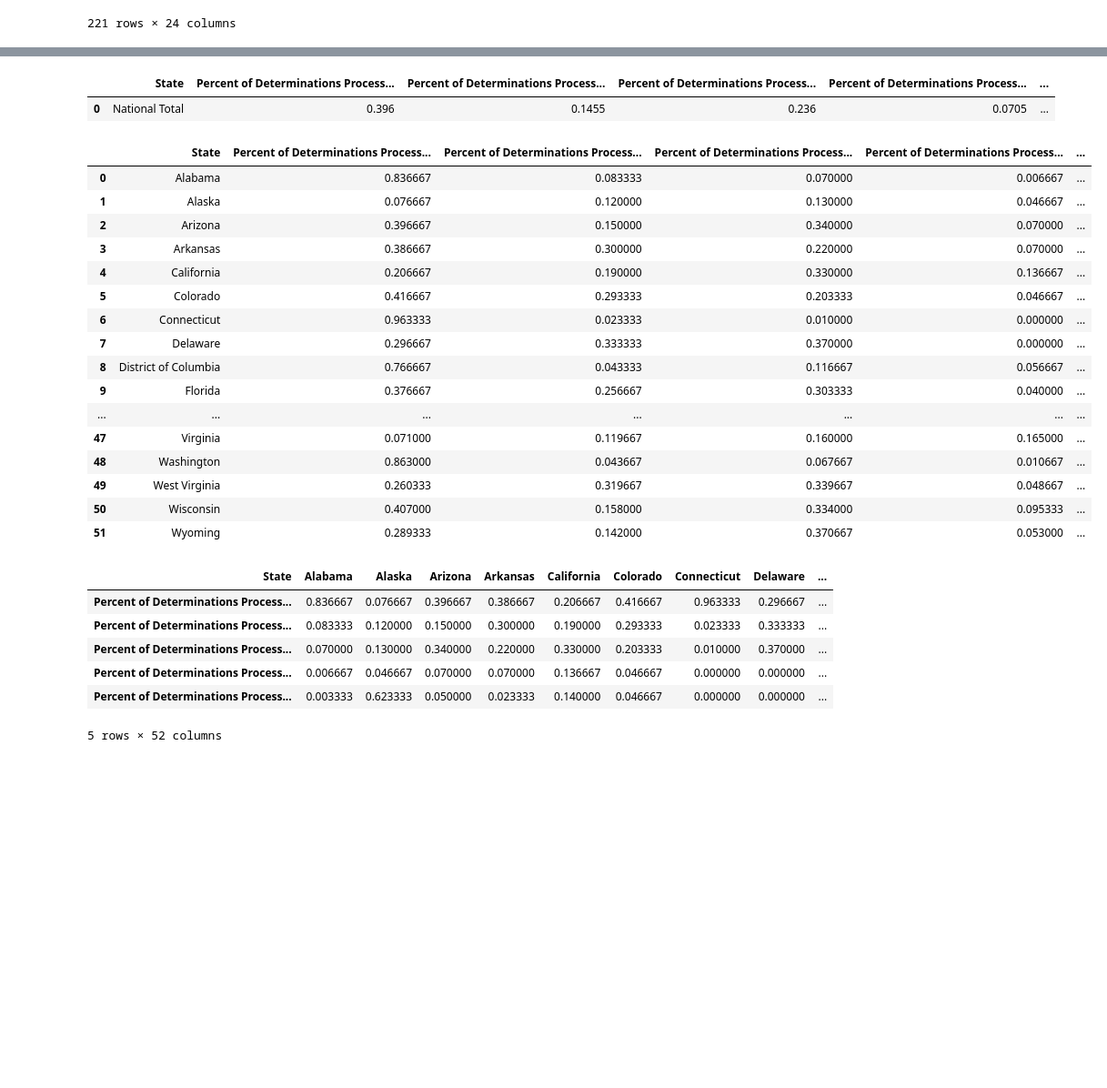
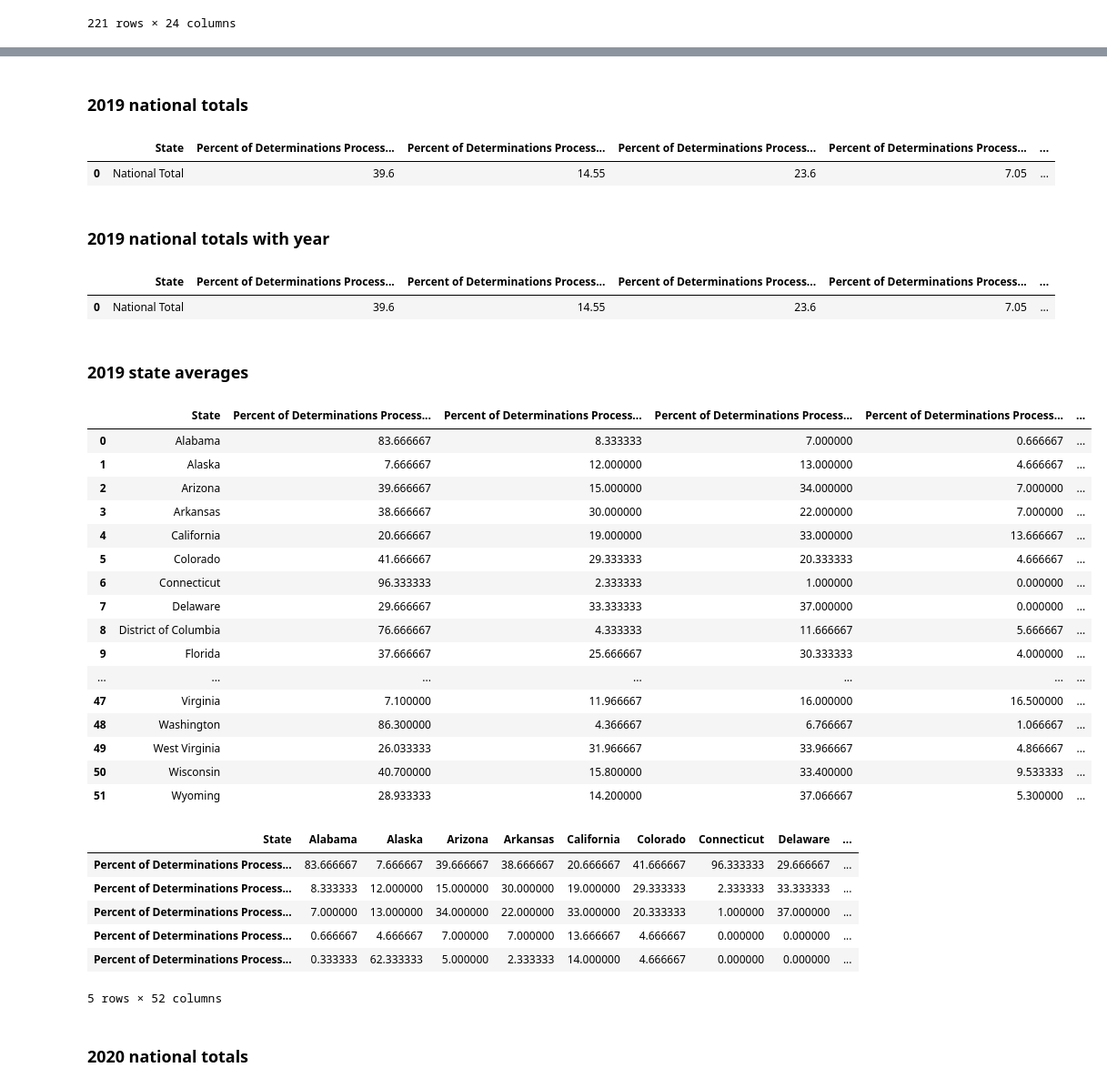
Before and after one commit to carolineeadams/Medicaid_Application_Processing_Time, a Jupyter notebook: Data Joining and Manipulation.ipynb, the cells around one changed output, grey strips where cells are left out. Shown at 91% size. Drawn from its saved outputs; the diff is of its cells as text; code cells hidden in the pictures; blank space fills up the shorter version.

```diff
--- a/Data Joining and Manipulation.ipynb
+++ b/Data Joining and Manipulation.ipynb
@@ -228,36 +357,55 @@ elig_det_dta_19
+# %% [markdown]
+### 2019 national totals
 # %%
 nat_total_19=elig_det_dta_19[elig_det_dta_19.State== "National Total"]
 nat_total_19=nat_total_19.groupby("State")
 nat_mean_19=nat_total_19.mean()
 nat_mean_19=nat_mean_19.reset_index()
+nat_mean_19=nat_mean_19.drop(columns=["Year"])
+
 nat_mean_19
 # %% [output]
 |  | State | Percent of Determinations Process... | Percent of Determinations Process... | Percent of Determinations Process... | Percent of Determinations Process... | ... |
-| 0 | National Total | 0.396 | 0.1455 | 0.236 | 0.0705 | ... |
+| 0 | National Total | 39.6 | 14.55 | 23.6 | 7.05 | ... |
+# %% [markdown]
+### 2019 national totals with year
+# %%
+nat_total_19=elig_det_dta_19[elig_det_dta_19.State== "National Total"]
+nat_total_19=nat_total_19.groupby("State")
+nat_mean_19=nat_total_19.mean()
+nat_mean_19=nat_mean_19.reset_index()
+
+nat_mean_19
+# %% [output]
+|  | State | Percent of Determinations Process... | Percent of Determinations Process... | Percent of Determinations Process... | Percent of Determinations Process... | ... |
+| 0 | National Total | 39.6 | 14.55 | 23.6 | 7.05 | ... |
+# %% [markdown]
+### 2019 state averages
 # %%
 grouped_19 = elig_det_dta_19.groupby("State")
 means_19 = grouped_19.mean()
 
 means_19 = means_19.reset_index()
+means_19=means_19.drop(columns=["Year"])
 means_19
 # %% [output]
 |  | State | Percent of Determinations Process... | Percent of Determinations Process... | Percent of Determinations Process... | Percent of Determinations Process... | ... |
-| 0 | Alabama | 0.836667 | 0.083333 | 0.070000 | 0.006667 | ... |
-| 1 | Alaska | 0.076667 | 0.120000 | 0.130000 | 0.046667 | ... |
-| 2 | Arizona | 0.396667 | 0.150000 | 0.340000 | 0.070000 | ... |
-| 3 | Arkansas | 0.386667 | 0.300000 | 0.220000 | 0.070000 | ... |
-| 4 | California | 0.206667 | 0.190000 | 0.330000 | 0.136667 | ... |
-| 5 | Colorado | 0.416667 | 0.293333 | 0.203333 | 0.046667 | ... |
-| 6 | Connecticut | 0.963333 | 0.023333 | 0.010000 | 0.000000 | ... |
-| 7 | Delaware | 0.296667 | 0.333333 | 0.370000 | 0.000000 | ... |
-| 8 | District of Columbia | 0.766667 | 0.043333 | 0.116667 | 0.056667 | ... |
-| 9 | Florida | 0.376667 | 0.256667 | 0.303333 | 0.040000 | ... |
+| 0 | Alabama | 83.666667 | 8.333333 | 7.000000 | 0.666667 | ... |
+| 1 | Alaska | 7.666667 | 12.000000 | 13.000000 | 4.666667 | ... |
+| 2 | Arizona | 39.666667 | 15.000000 | 34.000000 | 7.000000 | ... |
+| 3 | Arkansas | 38.666667 | 30.000000 | 22.000000 | 7.000000 | ... |
+| 4 | California | 20.666667 | 19.000000 | 33.000000 | 13.666667 | ... |
+| 5 | Colorado | 41.666667 | 29.333333 | 20.333333 | 4.666667 | ... |
+| 6 | Connecticut | 96.333333 | 2.333333 | 1.000000 | 0.000000 | ... |
+| 7 | Delaware | 29.666667 | 33.333333 | 37.000000 | 0.000000 | ... |
+| 8 | District of Columbia | 76.666667 | 4.333333 | 11.666667 | 5.666667 | ... |
+| 9 | Florida | 37.666667 | 25.666667 | 30.333333 | 4.000000 | ... |
 | ... | ... | ... | ... | ... | ... | ... |
-| 47 | Virginia | 0.071000 | 0.119667 | 0.160000 | 0.165000 | ... |
-| 48 | Washington | 0.863000 | 0.043667 | 0.067667 | 0.010667 | ... |
-| 49 | West Virginia | 0.260333 | 0.319667 | 0.339667 | 0.048667 | ... |
-| 50 | Wisconsin | 0.407000 | 0.158000 | 0.334000 | 0.095333 | ... |
-| 51 | Wyoming | 0.289333 | 0.142000 | 0.370667 | 0.053000 | ... |
+| 47 | Virginia | 7.100000 | 11.966667 | 16.000000 | 16.500000 | ... |
+| 48 | Washington | 86.300000 | 4.366667 | 6.766667 | 1.066667 | ... |
+| 49 | West Virginia | 26.033333 | 31.966667 | 33.966667 | 4.866667 | ... |
+| 50 | Wisconsin | 40.700000 | 15.800000 | 33.400000 | 9.533333 | ... |
+| 51 | Wyoming | 28.933333 | 14.200000 | 37.066667 | 5.300000 | ... |
 # %%
 means_19.set_index('State',inplace=True)
 
@@ -266,9 +414,11 @@ means_19_t=means_19.transpose()
 means_19_t
 # %% [output]
 | State | Alabama | Alaska | Arizona | Arkansas | California | Colorado | Connecticut | Delaware | ... |
-| Percent of Determinations Process... | 0.836667 | 0.076667 | 0.396667 | 0.386667 | 0.206667 | 0.416667 | 0.963333 | 0.296667 | ... |
-| Percent of Determinations Process... | 0.083333 | 0.120000 | 0.150000 | 0.300000 | 0.190000 | 0.293333 | 0.023333 | 0.333333 | ... |
-| Percent of Determinations Process... | 0.070000 | 0.130000 | 0.340000 | 0.220000 | 0.330000 | 0.203333 | 0.010000 | 0.370000 | ... |
-| Percent of Determinations Process... | 0.006667 | 0.046667 | 0.070000 | 0.070000 | 0.136667 | 0.046667 | 0.000000 | 0.000000 | ... |
-| Percent of Determinations Process... | 0.003333 | 0.623333 | 0.050000 | 0.023333 | 0.140000 | 0.046667 | 0.000000 | 0.000000 | ... |
+| Percent of Determinations Process... | 83.666667 | 7.666667 | 39.666667 | 38.666667 | 20.666667 | 41.666667 | 96.333333 | 29.666667 | ... |
+| Percent of Determinations Process... | 8.333333 | 12.000000 | 15.000000 | 30.000000 | 19.000000 | 29.333333 | 2.333333 | 33.333333 | ... |
+| Percent of Determinations Process... | 7.000000 | 13.000000 | 34.000000 | 22.000000 | 33.000000 | 20.333333 | 1.000000 | 37.000000 | ... |
+| Percent of Determinations Process... | 0.666667 | 4.666667 | 7.000000 | 7.000000 | 13.666667 | 4.666667 | 0.000000 | 0.000000 | ... |
+| Percent of Determinations Process... | 0.333333 | 62.333333 | 5.000000 | 2.333333 | 14.000000 | 4.666667 | 0.000000 | 0.000000 | ... |
 5 rows × 52 columns
+# %% [markdown]
+### 2020 national totals
```
Also changed, not shown: parts of 25 cells of this notebook, 7 other files.
